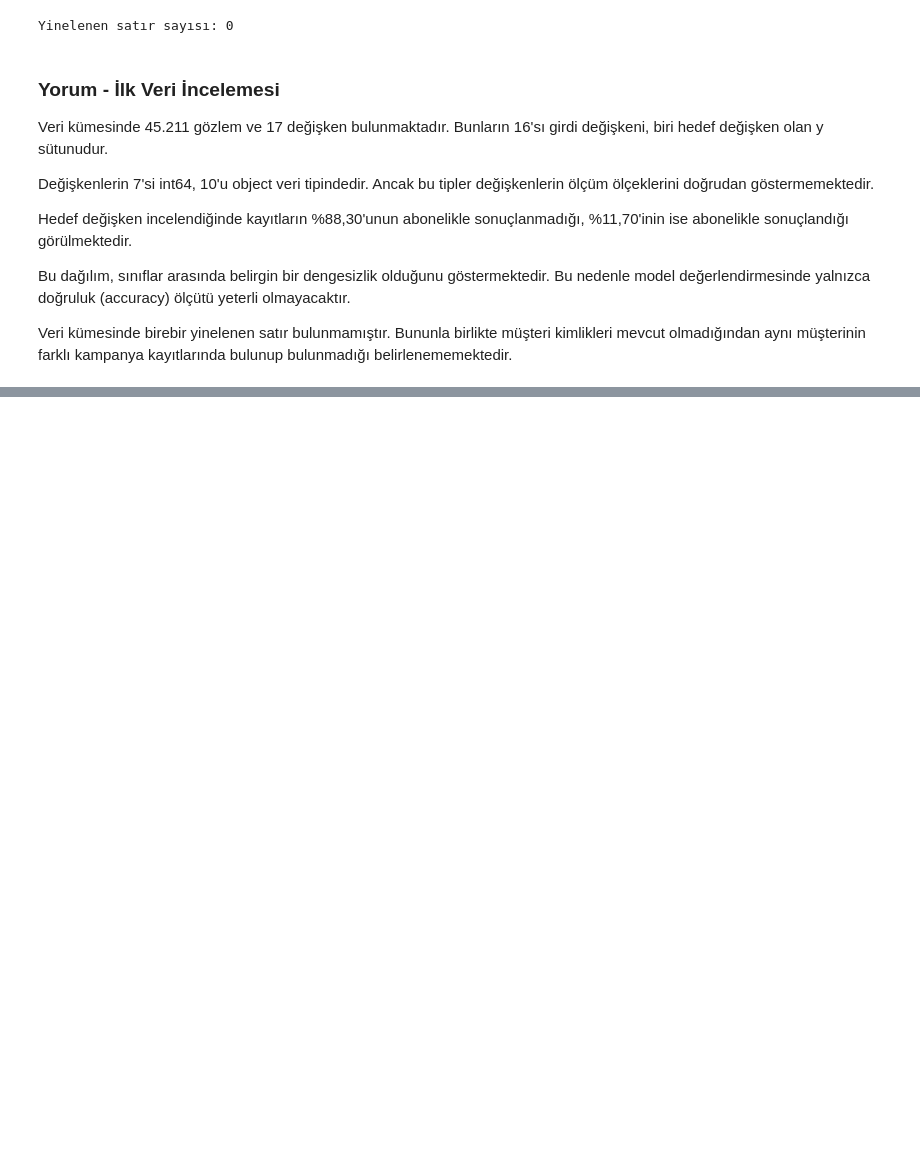
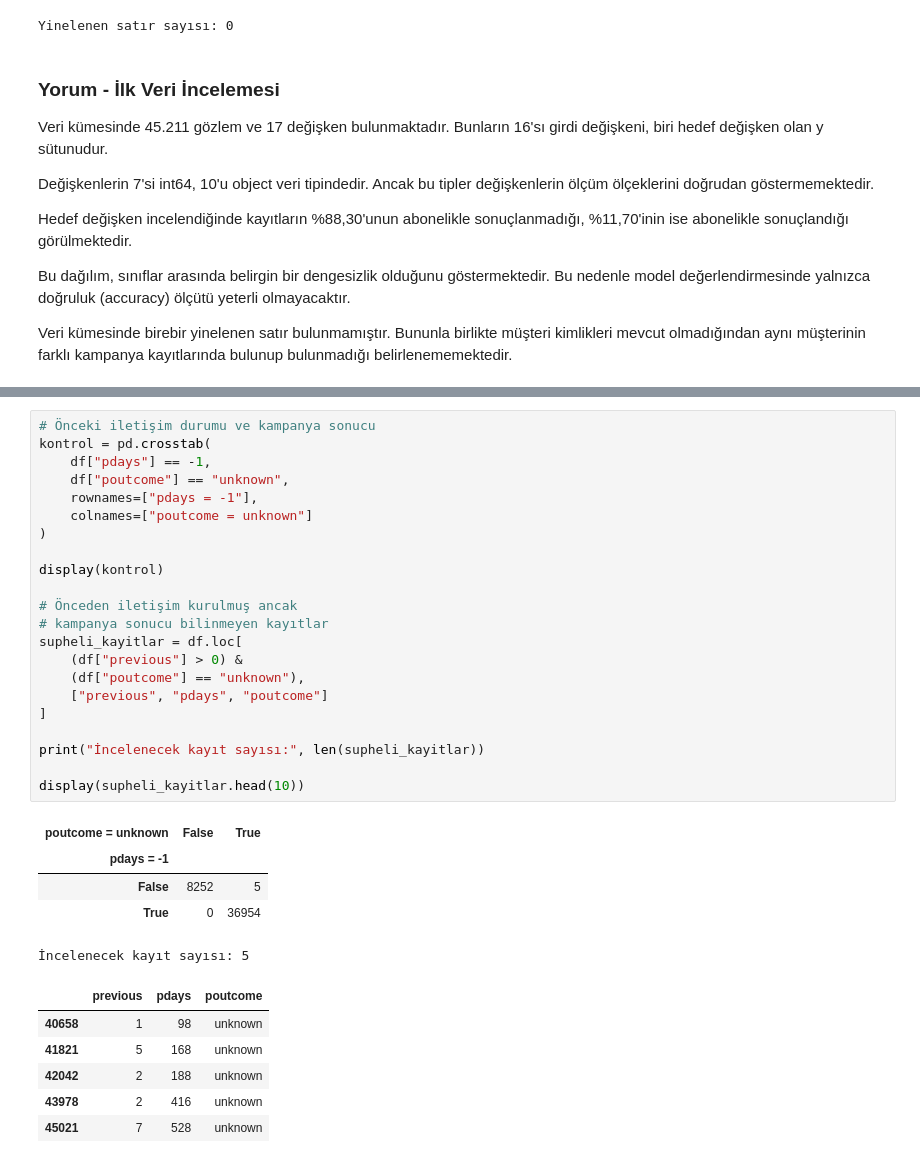
Before and after one commit to KeremATLIHAN/Veri_Bilimleri_Vize, a Jupyter notebook: proje1/BIL545_Proje1_Banka_Guncel.ipynb, the cells around one changed output, grey strips where cells are left out. Drawn from its saved outputs; the diff is of its cells as text; blank space fills up the shorter version.

```diff
--- a/proje1/BIL545_Proje1_Banka_Guncel.ipynb
+++ b/proje1/BIL545_Proje1_Banka_Guncel.ipynb
@@ -172,0 +302,34 @@ bulunup bulunmadığı belirlenememektedir.
+# %%
+# Önceki iletişim durumu ve kampanya sonucu
+kontrol = pd.crosstab(
+    df["pdays"] == -1,
+    df["poutcome"] == "unknown",
+    rownames=["pdays = -1"],
+    colnames=["poutcome = unknown"]
+)
+
+display(kontrol)
+
+# Önceden iletişim kurulmuş ancak
+# kampanya sonucu bilinmeyen kayıtlar
+supheli_kayitlar = df.loc[
+    (df["previous"] > 0) &
+    (df["poutcome"] == "unknown"),
+    ["previous", "pdays", "poutcome"]
+]
+
+print("İncelenecek kayıt sayısı:", len(supheli_kayitlar))
+
+display(supheli_kayitlar.head(10))
+# %% [output]
+| poutcome = unknown | False | True |
+| pdays = -1 |  |  |
+| False | 8252 | 5 |
+| True | 0 | 36954 |
+İncelenecek kayıt sayısı: 5
+|  | previous | pdays | poutcome |
+| 40658 | 1 | 98 | unknown |
+| 41821 | 5 | 168 | unknown |
+| 42042 | 2 | 188 | unknown |
+| 43978 | 2 | 416 | unknown |
+| 45021 | 7 | 528 | unknown |
```
Also changed, not shown: parts of 4 cells of this notebook.
